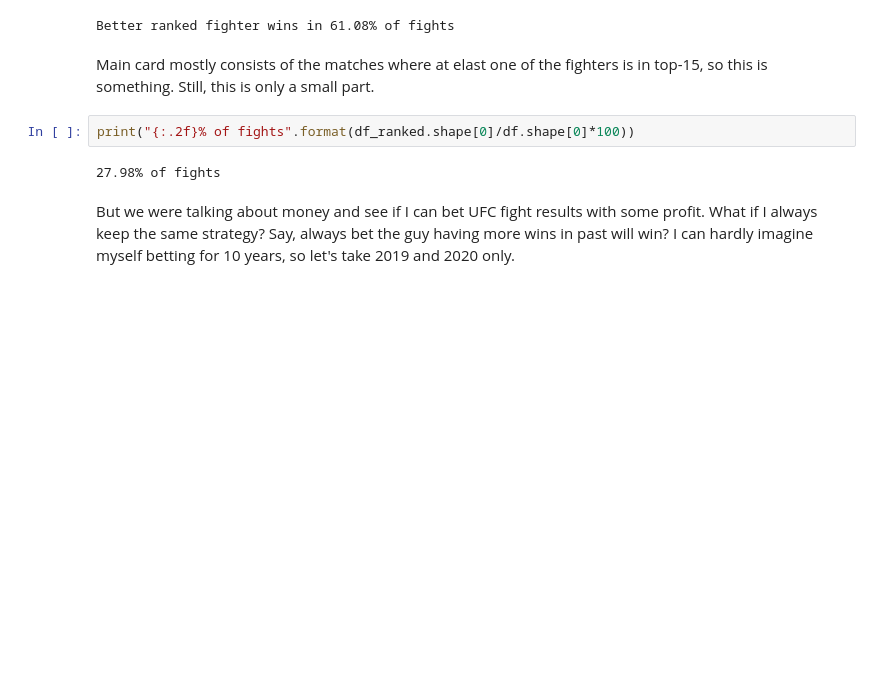
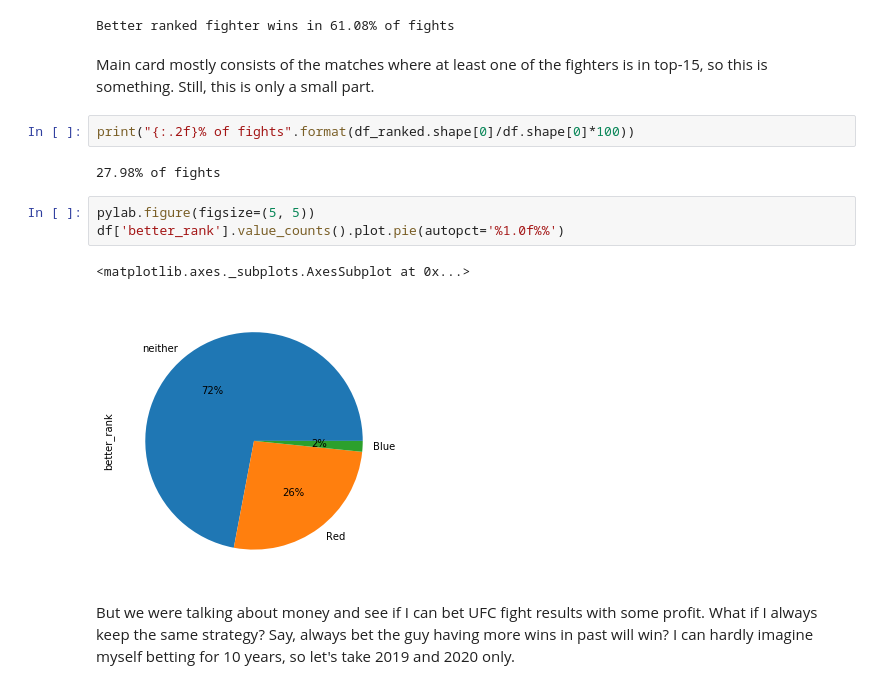
Before and after one commit to vvvvvvasena/UFC, a Jupyter notebook: How to make money watching UFC.ipynb, the cells around one changed output. Drawn from its saved outputs; the diff is of its cells as text; blank space fills up the shorter version.

```diff
--- a/How to make money watching UFC.ipynb
+++ b/How to make money watching UFC.ipynb
@@ -206,11 +226,17 @@ print("Better ranked fighter wins in {:.2f}% of fights".format(df_ranked[df_rank
 # %% [output]
 Better ranked fighter wins in 61.08% of fights
 # %% [markdown]
-Main card mostly consists of the matches where at elast one of the fighters is in top-15, so this is something. Still, this is only a small part.
+Main card mostly consists of the matches where at least one of the fighters is in top-15, so this is something. Still, this is only a small part.
 # %%
 print("{:.2f}% of fights".format(df_ranked.shape[0]/df.shape[0]*100))
 # %% [output]
 27.98% of fights
+# %%
+pylab.figure(figsize=(5, 5))
+df['better_rank'].value_counts().plot.pie(autopct='%1.0f%%')
+# %% [output]
+<matplotlib.axes._subplots.AxesSubplot at 0x...>
+[figure, added]
 # %% [markdown]
 But we were talking about money and see if I can bet UFC fight results with some profit. What if I always keep the same strategy? Say, always bet the guy having more wins in past will win? I can hardly imagine myself betting for 10 years, so let's take 2019 and 2020 only.
 # %%
```
Also changed, not shown: parts of 8 cells of this notebook.
